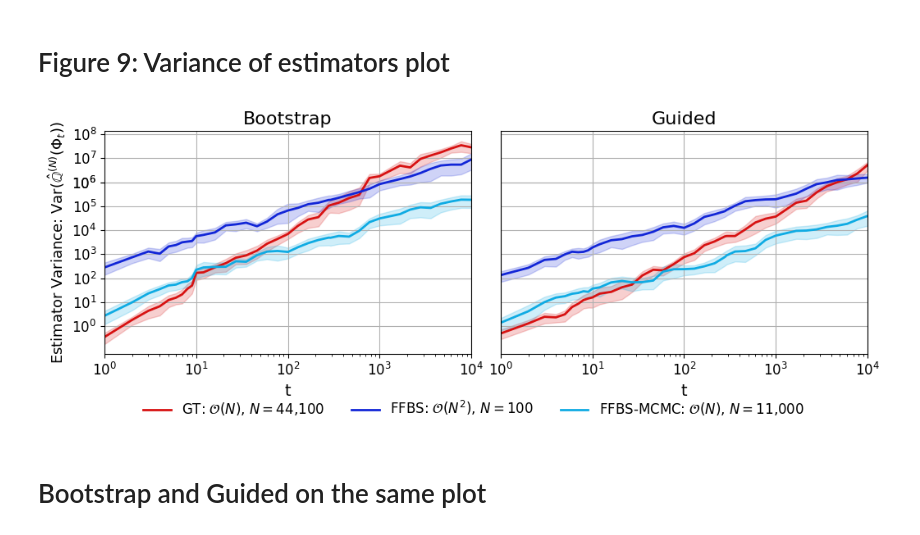
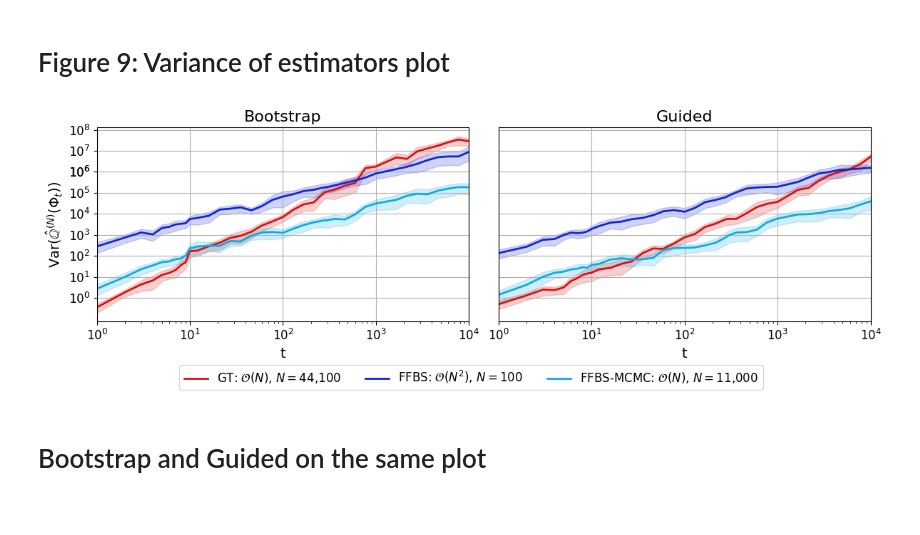
Before and after one commit to chris-stanton50/particles-cdssm, a Jupyter notebook: paper/logistic_sde_o_smoothing/logistic_sde_results.ipynb, the cells around one changed output. Drawn from its saved outputs; the diff is of its cells as text; code cells hidden in the pictures.

```diff
--- a/paper/logistic_sde_o_smoothing/logistic_sde_results.ipynb
+++ b/paper/logistic_sde_o_smoothing/logistic_sde_results.ipynb
@@ -180,7 +180,7 @@ dfs = [boot_long, boot_wide, all_long, all_wide, guided_wide, guided_long]
 for df in dfs:
     df['algorithm'] = df['algorithm'].map(algo_map)
 # %%
-fig, axes = plt.subplots(1, 2, figsize=(12, 4), sharey=True)
+fig, axes = plt.subplots(1, 2, figsize=(14, 4), sharey=True)
 
 ax = axes[0]
 
@@ -228,41 +228,41 @@ ax.grid()
 fig.subplots_adjust(wspace=0.08)
 # fig.tight_layout()
 
-axes[0].set_ylabel(r"Estimator Variance: $\mathrm{Var}(\hat{\mathbb{Q}}^{(N)}(\Phi_t))$", fontsize=13)
+axes[0].set_ylabel(r"$\mathrm{Var}(\hat{\mathbb{Q}}^{(N)}(\Phi_t))$", fontsize=14)
 axes[0].set_xlabel("t", fontsize=14)
 axes[1].set_xlabel("t", fontsize=14)
 axes[0].tick_params(axis='both', labelsize=12)
 axes[1].tick_params(axis='both', labelsize=12)
 
 # Get legend information from one axis
 handles, labels = axes[0].get_legend_handles_labels()
 
 # Remove legends from individual axes
 for ax in axes:
     legend = ax.get_legend()
     if legend is not None:
         legend.remove()
 
 # Add one shared legend below both panels
 fig.legend(
     handles,
     labels,
     loc='lower center',
-    bbox_to_anchor=(0.5, -0.03),
+    bbox_to_anchor=(0.5, -0.06),
     ncol=len(labels),
     fontsize=12
 )
 
 # Leave space at bottom for legend
 fig.subplots_adjust(
     wspace=0.08,
     bottom=0.2
 )
 
 fig.savefig('./figures/fig_9_logistic_sde_results.pdf', dpi=300, bbox_inches='tight', pad_inches=0)
 plt.show()
 # %% [output]
-[figure, old version]
+[figure, new version]
 # %% [markdown]
 # Bootstrap and Guided on the same plot
 # %%
```
